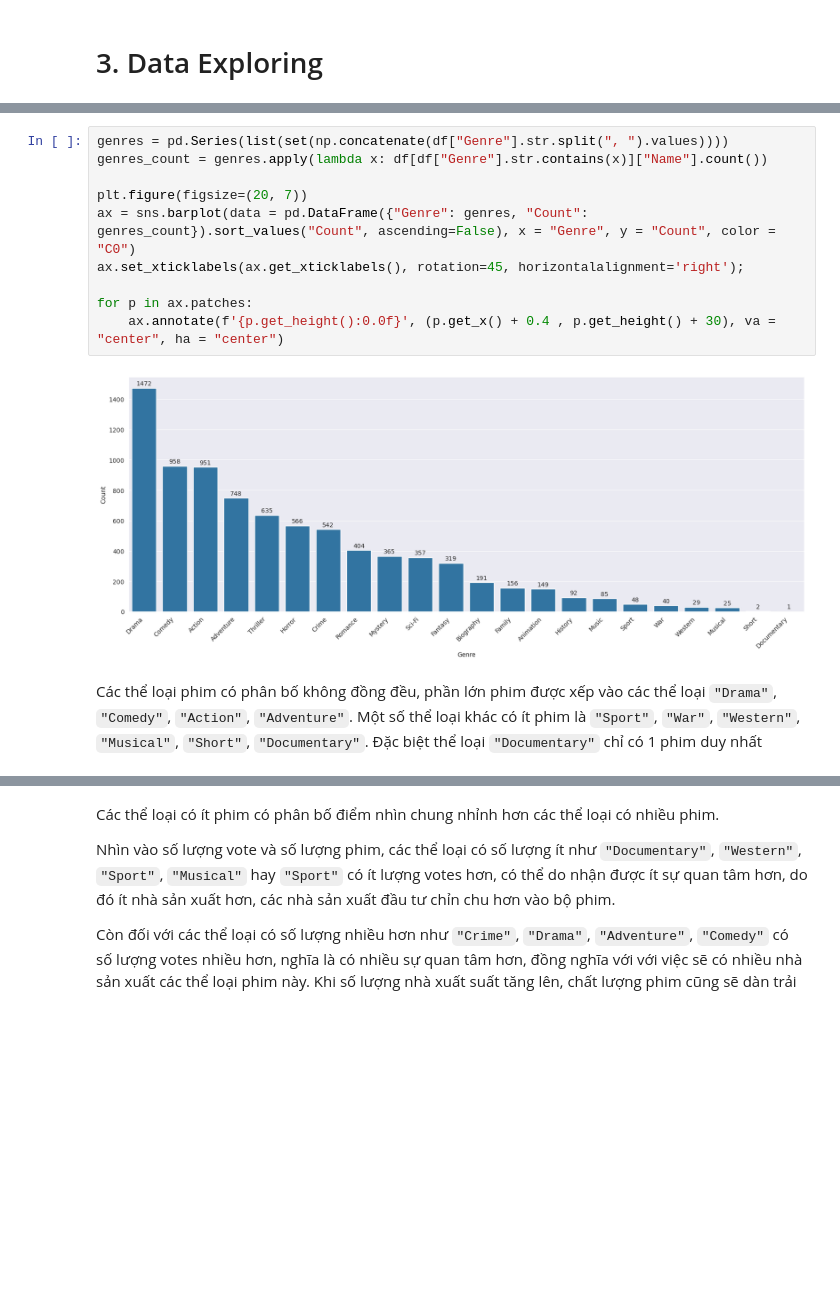
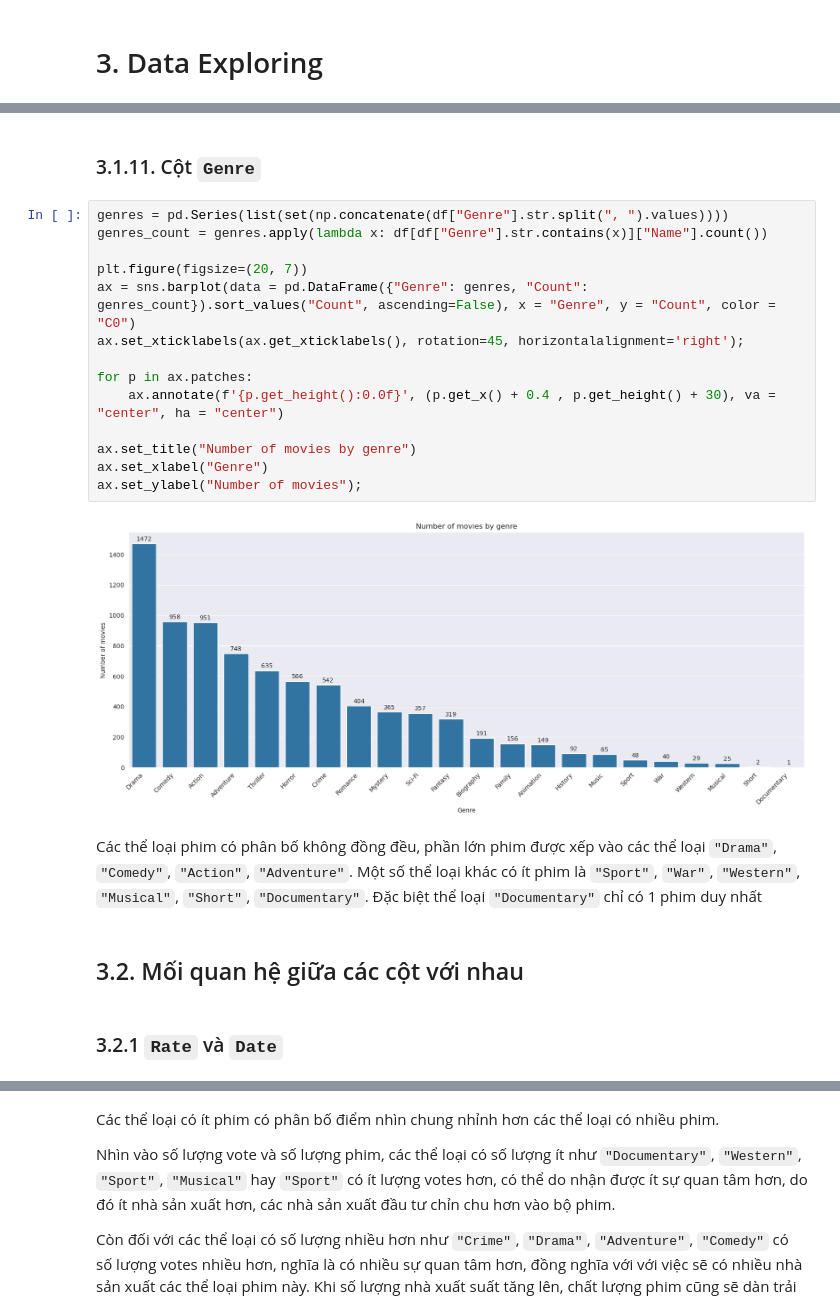
Before and after one commit to hoanglnt/DataVizLab1, a Jupyter notebook: src/explore.ipynb, the cells around one changed output, grey strips where cells are left out. Drawn from its saved outputs; the diff is of its cells as text; blank space fills up the shorter version.

```diff
--- a/src/explore.ipynb
+++ b/src/explore.ipynb
@@ -23,14 +142,24 @@ df.head()
+# %% [markdown]
+### 3.1.11. Cột `Genre`
 # %%
 genres = pd.Series(list(set(np.concatenate(df["Genre"].str.split(", ").values))))
 genres_count = genres.apply(lambda x: df[df["Genre"].str.contains(x)]["Name"].count())
 
 plt.figure(figsize=(20, 7))
 ax = sns.barplot(data = pd.DataFrame({"Genre": genres, "Count": genres_count}).sort_values("Count", ascending=False), x = "Genre", y = "Count", color = "C0")
 ax.set_xticklabels(ax.get_xticklabels(), rotation=45, horizontalalignment='right');
 
 for p in ax.patches:
     ax.annotate(f'{p.get_height():0.0f}', (p.get_x() + 0.4 , p.get_height() + 30), va = "center", ha = "center")
+
+ax.set_title("Number of movies by genre")
+ax.set_xlabel("Genre")
+ax.set_ylabel("Number of movies");
 # %% [output]
-[figure, old version]
+[figure, new version]
 # %% [markdown]
 Các thể loại phim có phân bố không đồng đều, phần lớn phim được xếp vào các thể loại `"Drama"`, `"Comedy"`, `"Action"`, `"Adventure"`. Một số thể loại khác có ít phim là `"Sport"`, `"War"`, `"Western"`, `"Musical"`, `"Short"`, `"Documentary"`. Đặc biệt thể loại `"Documentary"` chỉ có 1 phim duy nhất
+# %% [markdown]
+## 3.2. Mối quan hệ giữa các cột với nhau
+# %% [markdown]
+### 3.2.1 `Rate` và `Date`
```
Also changed, not shown: parts of 54 cells of this notebook.
